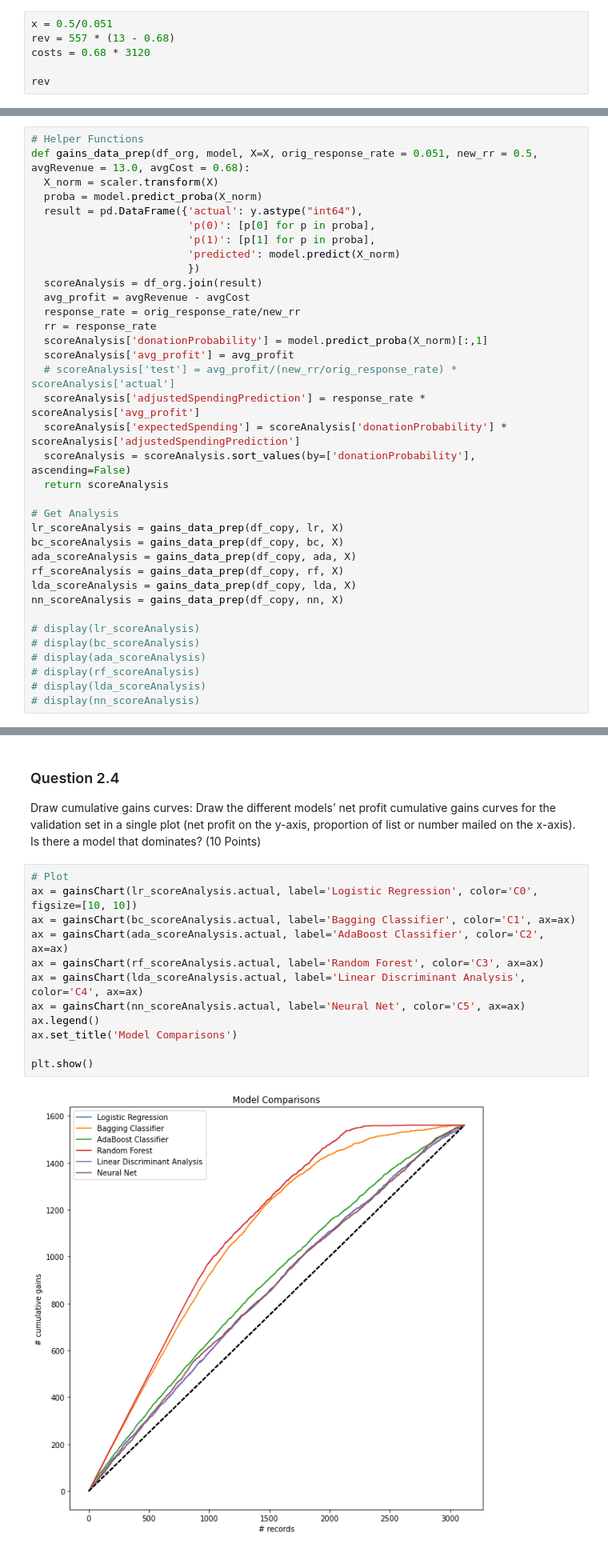
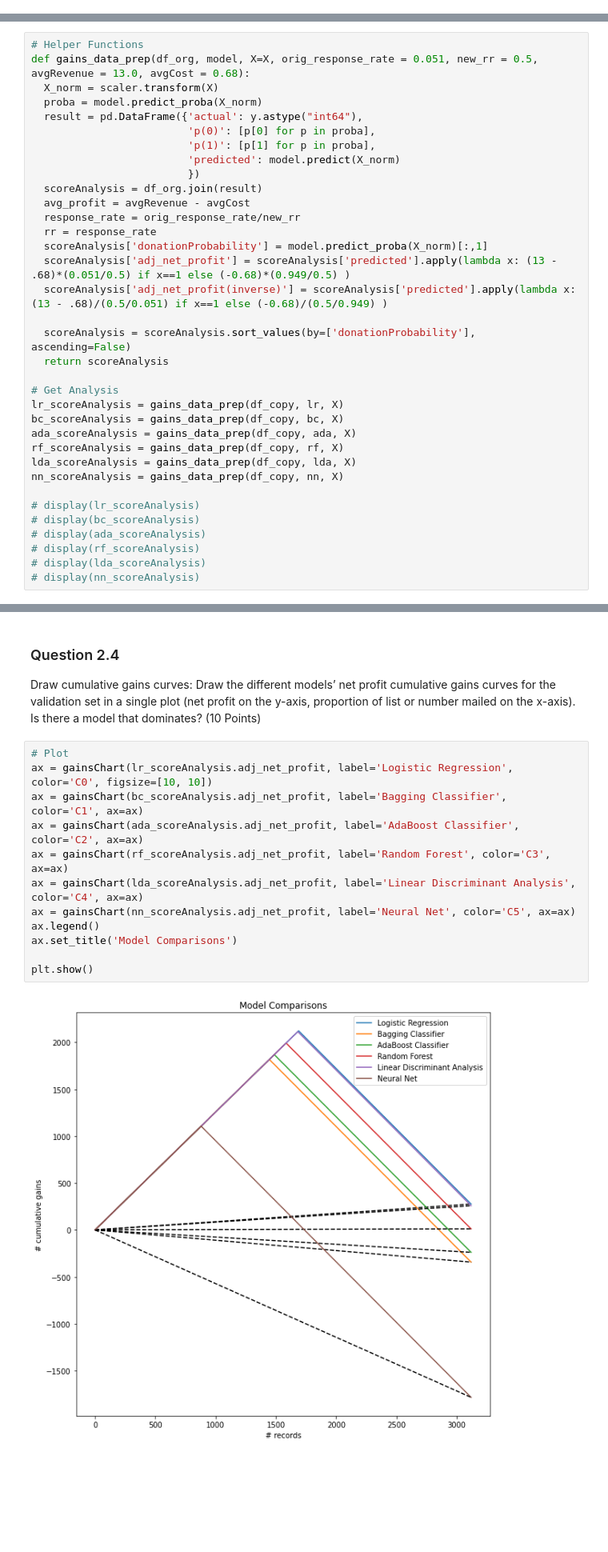
Before and after one commit to zachfreitas/ADS_505_Applied_Data_Sci_for_Business-, a Jupyter notebook: Module_4/Assignment_4/Assignment_4.ipynb, the cells around one changed output, grey strips where cells are left out. Shown: that part at 80% size. Saved outputs shown, nothing was run; the diff lists cells and outputs as text; blank space fills up the shorter version.

```diff
--- a/Module_4/Assignment_4/Assignment_4.ipynb
+++ b/Module_4/Assignment_4/Assignment_4.ipynb
@@ -337,9 +337,3 @@ Calculate net profit: For each method, calculate the cumulative gains of net pro
 len(X)
 # %% [output]
 3120
-# %%
-x = 0.5/0.051
-rev = 557 * (13 - 0.68)
-costs = 0.68 * 3120
-
-rev
@@ -360,10 +356,9 @@ def gains_data_prep(df_org, model, X=X, orig_response_rate = 0.051, new_rr = 0.5
   response_rate = orig_response_rate/new_rr
   rr = response_rate
   scoreAnalysis['donationProbability'] = model.predict_proba(X_norm)[:,1]
-  scoreAnalysis['avg_profit'] = avg_profit
-  # scoreAnalysis['test'] = avg_profit/(new_rr/orig_response_rate) * scoreAnalysis['actual']
-  scoreAnalysis['adjustedSpendingPrediction'] = response_rate * scoreAnalysis['avg_profit']
-  scoreAnalysis['expectedSpending'] = scoreAnalysis['donationProbability'] * scoreAnalysis['adjustedSpendingPrediction']
+  scoreAnalysis['adj_net_profit'] = scoreAnalysis['predicted'].apply(lambda x: (13 - .68)*(0.051/0.5) if x==1 else (-0.68)*(0.949/0.5) )
+  scoreAnalysis['adj_net_profit(inverse)'] = scoreAnalysis['predicted'].apply(lambda x: (13 - .68)/(0.5/0.051) if x==1 else (-0.68)/(0.5/0.949) )
+
   scoreAnalysis = scoreAnalysis.sort_values(by=['donationProbability'], ascending=False)
   return scoreAnalysis
 
@@ -408,15 +405,15 @@ Neural Net - $1,982.62
 Draw cumulative gains curves: Draw the different models’ net profit cumulative gains curves for the validation set in a single plot (net profit on the y-axis, proportion of list or number mailed on the x-axis). Is there a model that dominates? (10 Points)
 # %%
 # Plot
-ax = gainsChart(lr_scoreAnalysis.actual, label='Logistic Regression', color='C0', figsize=[10, 10])
-ax = gainsChart(bc_scoreAnalysis.actual, label='Bagging Classifier', color='C1', ax=ax)
-ax = gainsChart(ada_scoreAnalysis.actual, label='AdaBoost Classifier', color='C2', ax=ax)
-ax = gainsChart(rf_scoreAnalysis.actual, label='Random Forest', color='C3', ax=ax)
-ax = gainsChart(lda_scoreAnalysis.actual, label='Linear Discriminant Analysis', color='C4', ax=ax)
-ax = gainsChart(nn_scoreAnalysis.actual, label='Neural Net', color='C5', ax=ax)
+ax = gainsChart(lr_scoreAnalysis.adj_net_profit, label='Logistic Regression', color='C0', figsize=[10, 10])
+ax = gainsChart(bc_scoreAnalysis.adj_net_profit, label='Bagging Classifier', color='C1', ax=ax)
+ax = gainsChart(ada_scoreAnalysis.adj_net_profit, label='AdaBoost Classifier', color='C2', ax=ax)
+ax = gainsChart(rf_scoreAnalysis.adj_net_profit, label='Random Forest', color='C3', ax=ax)
+ax = gainsChart(lda_scoreAnalysis.adj_net_profit, label='Linear Discriminant Analysis', color='C4', ax=ax)
+ax = gainsChart(nn_scoreAnalysis.adj_net_profit, label='Neural Net', color='C5', ax=ax)
 ax.legend()
 ax.set_title('Model Comparisons')
 
 plt.show()
 # %% [output]
-[figure, old version]
+[figure, new version]
```
Also changed, not shown: parts of 22 cells of this notebook.
